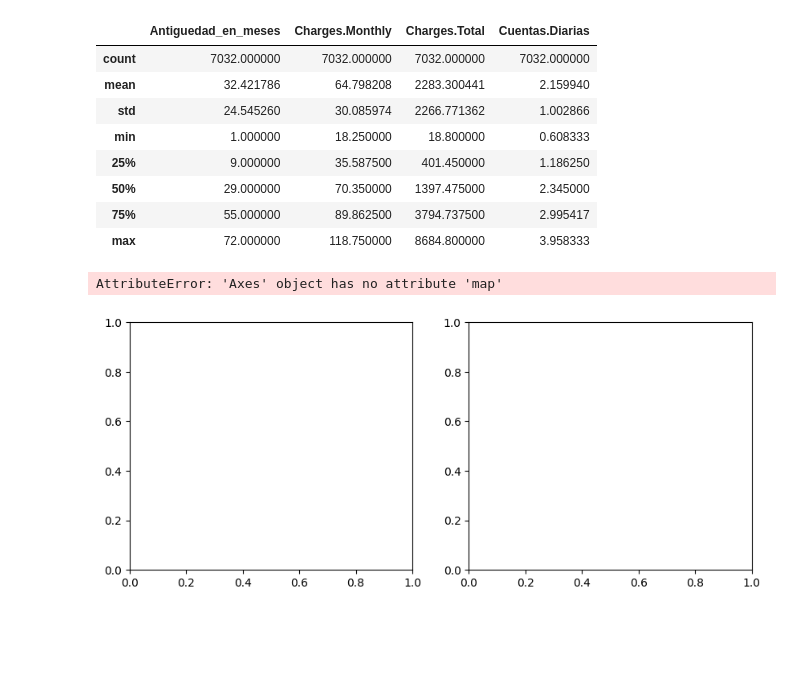
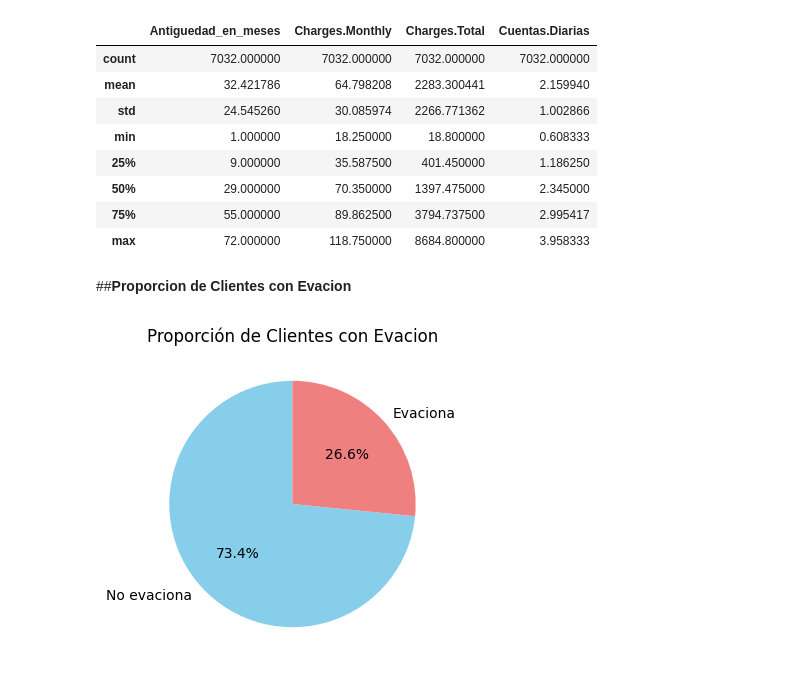
Before and after one commit to nicolb21/TelecomX_LATAM, a Jupyter notebook: TelecomX_LATAM.ipynb, the cells around one changed output. Drawn from its saved outputs; the diff is of its cells as text; code cells hidden in the pictures; blank space fills up the shorter version.

```diff
--- a/TelecomX_LATAM.ipynb
+++ b/TelecomX_LATAM.ipynb
@@ -628,22 +632,14 @@ datos_completa[['Antiguedad_en_meses','Charges.Monthly','Charges.Total','Cuentas
 | 50% | 29.000000 | 70.350000 | 1397.475000 | 2.345000 |
 | 75% | 55.000000 | 89.862500 | 3794.737500 | 2.995417 |
 | max | 72.000000 | 118.750000 | 8684.800000 | 3.958333 |
-# %%
-fig,axs=plt.subplots(1,2,figsize=(10,4))
-axs[0].map(datos_completa['Antiguedad_en_meses'],datos_completa['Cuentas.Diarias']) # grafica de la izquierda
-axs[0].set_title('Antiguedad vs pago diario por cliente')
-axs[0].set_xlabel('Antiguedad_en_meses')
-axs[0].set_ylabel('Pago diario ')
-axs[0].xaxis.set_major_locator(plt.MultipleLocator(5))
-axs[0].grid() ##agrega cuadricula
-
-#axs[1].boxplot(datos_completa['Inmigrantes']) #grafica de la derecha
-#axs[1].set_title('Boxplot de la inmigracion de colombianos\nhacia canada 1980 - 2013')
-#axs[1].set_xlabel('Colombia')
-#axs[1].set_ylabel('Numero de inmigrantes')
-#axs[1].grid()
-
-plt.show()
-# %% [output]
-AttributeError: 'Axes' object has no attribute 'map'
-[figure, removed]
+# %% [markdown]
+##**Proporcion de Clientes con Evacion**
+# %%
+churn_counts = datos_completa['Churn'].value_counts()
+# %%
+plt.figure(figsize=(4, 4))
+plt.pie(churn_counts, labels=['No evaciona', 'Evaciona'], autopct='%1.1f%%', startangle=90, colors=['skyblue', 'lightcoral'])
+plt.title('Proporción de Clientes con Evacion')
+plt.show()
+# %% [output]
+[figure, added]
```
Also changed, not shown: parts of 26 cells of this notebook.
